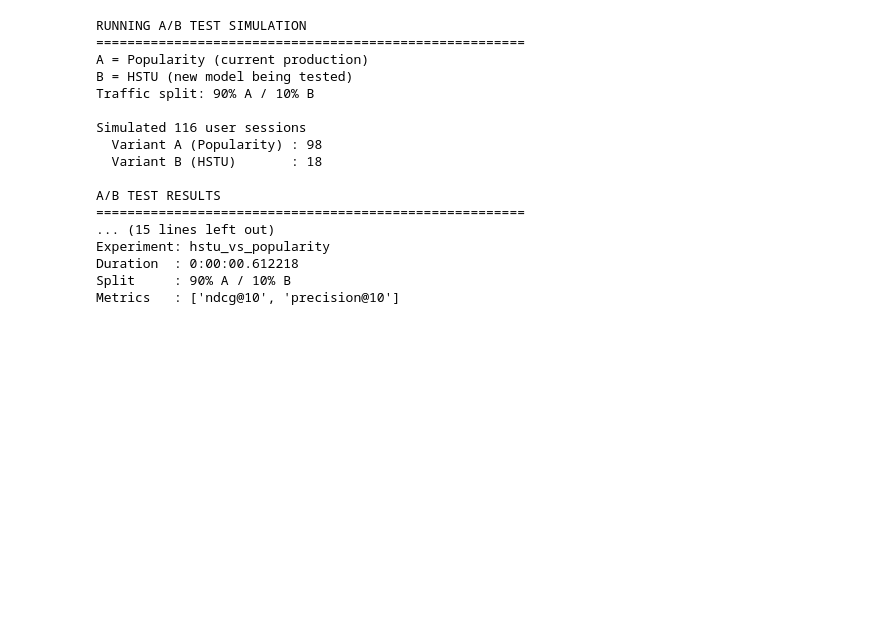
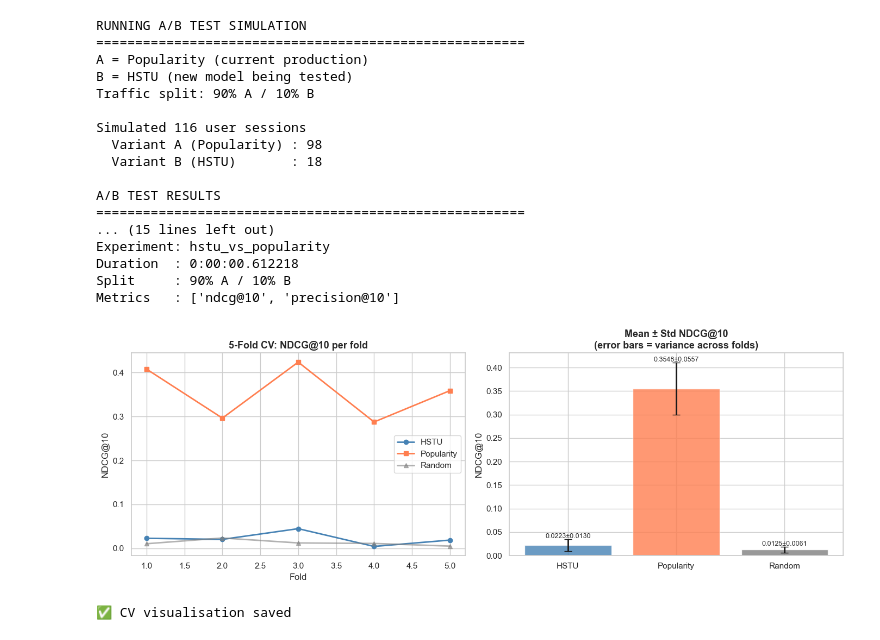
Before and after one commit to adarsha1993/Production-recsys, a Jupyter notebook: notebooks/week4_evaluation/23_cv_ab_testing.ipynb, the cells around one changed output. Drawn from its saved outputs; the diff is of its cells as text; code cells hidden in the pictures; blank space fills up the shorter version.

```diff
--- a/notebooks/week4_evaluation/23_cv_ab_testing.ipynb
+++ b/notebooks/week4_evaluation/23_cv_ab_testing.ipynb
@@ -831,4 +831,74 @@ Duration  : 0:00:00.612218
 Split     : 90% A / 10% B
 Metrics   : ['ndcg@10', 'precision@10']
 # %%
-#
+# CV Visualisation
+fig, axes = plt.subplots(1, 2,
+                          figsize=(14, 5))
+
+# CV results per fold
+folds = list(range(1, K_FOLDS + 1))
+axes[0].plot(folds,
+             cv_results['hstu'],
+             'o-', color='steelblue',
+             label='HSTU', linewidth=2)
+axes[0].plot(folds,
+             cv_results['pop'],
+             's-', color='coral',
+             label='Popularity',
+             linewidth=2)
+axes[0].plot(folds,
+             cv_results['rand'],
+             '^-', color='gray',
+             label='Random',
+             linewidth=2, alpha=0.6)
+axes[0].set_title(
+    f'{K_FOLDS}-Fold CV: NDCG@10 per fold',
+    fontsize=13, fontweight='bold')
+axes[0].set_xlabel('Fold')
+axes[0].set_ylabel('NDCG@10')
+axes[0].legend()
+
+# Mean ± std bar chart
+models_cv  = ['HSTU', 'Popularity', 'Random']
+means      = [
+    np.mean(cv_results['hstu']),
+    np.mean(cv_results['pop']),
+    np.mean(cv_results['rand']),
+]
+stds       = [
+    np.std(cv_results['hstu']),
+    np.std(cv_results['pop']),
+    np.std(cv_results['rand']),
+]
+colors_cv  = ['steelblue', 'coral', 'gray']
+
+bars = axes[1].bar(
+    models_cv, means,
+    color=colors_cv, alpha=0.8,
+    yerr=stds, capsize=5,
+    error_kw={'linewidth': 2})
+
+axes[1].set_title(
+    'Mean ± Std NDCG@10\n'
+    '(error bars = variance across folds)',
+    fontsize=13, fontweight='bold')
+axes[1].set_ylabel('NDCG@10')
+
+for bar, mean, std in zip(
+        bars, means, stds):
+    axes[1].text(
+        bar.get_x() + bar.get_width()/2,
+        bar.get_height() + std + 0.002,
+        f'{mean:.4f}±{std:.4f}',
+        ha='center', fontsize=9)
+
+plt.tight_layout()
+plt.savefig(
+    PROC + 'plots/23_cv_results.png',
+    bbox_inches='tight')
+plt.show()
+
+print("✅ CV visualisation saved")
+# %% [output]
+[figure, added]
+✅ CV visualisation saved
```
Also changed, not shown: parts of 2 cells of this notebook, 6 other files.
